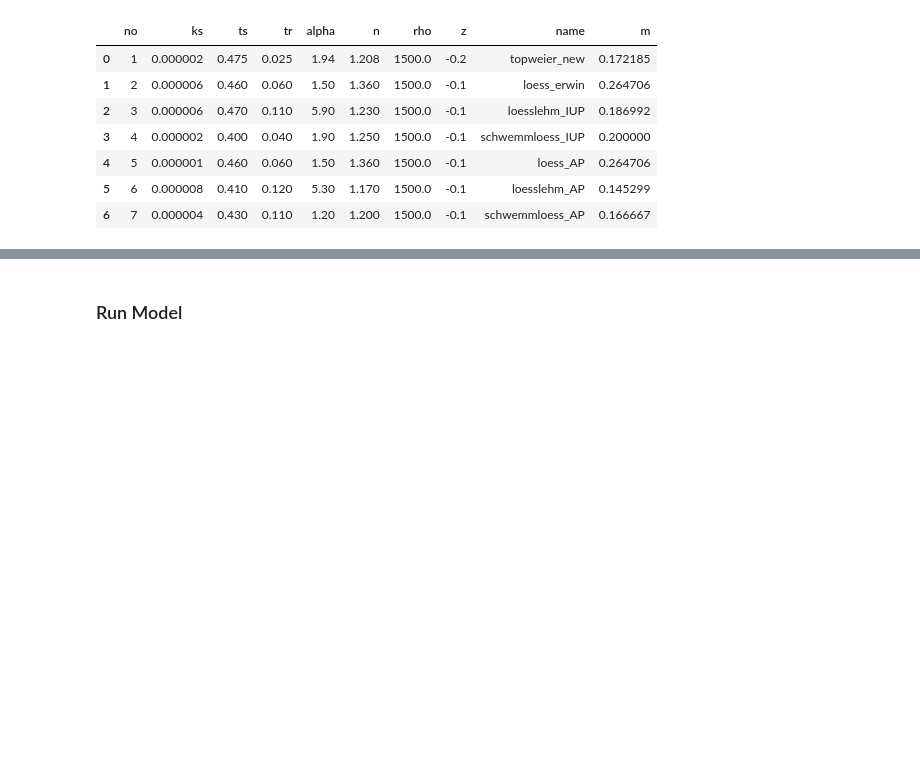
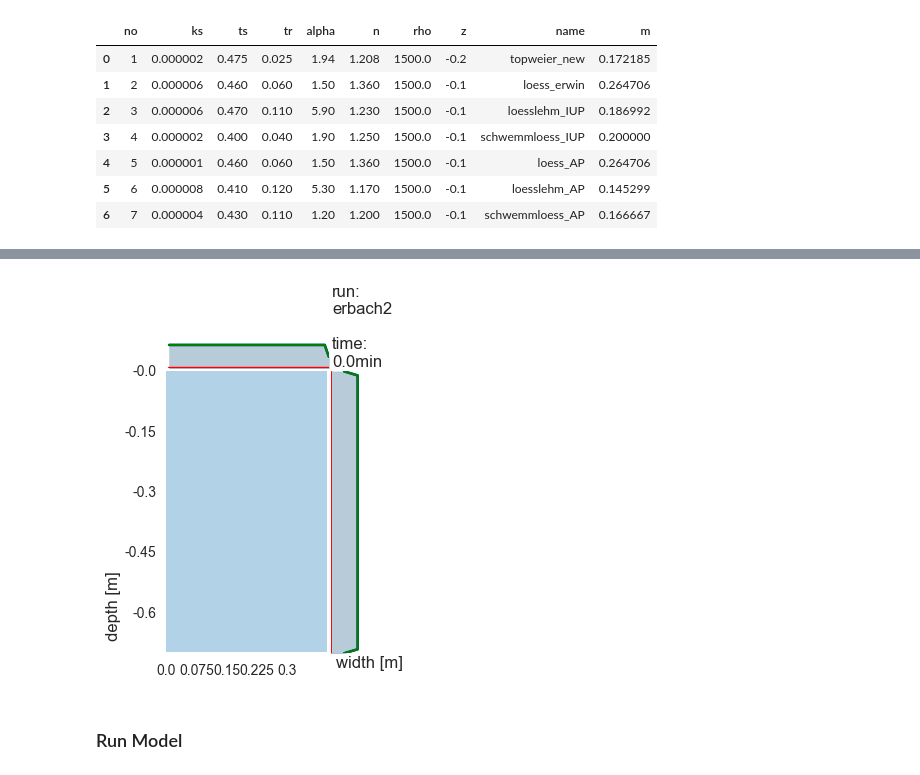
Before and after one commit to cojacoo/testcases_echoRD, a Jupyter notebook: echoRD2D_tests_prep_py3.ipynb, the cells around one changed output, grey strips where cells are left out. Cells and saved outputs as stored; diff of their text form; code cells hidden in the pictures; blank space fills up the shorter version.

```diff
--- a/echoRD2D_tests_prep_py3.ipynb
+++ b/echoRD2D_tests_prep_py3.ipynb
@@ -86,6 +84,8 @@ mc.particlemass=dr.waterdensity(np.array(20),np.array(-9999))*mc.particleV #assu
                                                                         #DEBUG: a) we assume 2D=3D; b) change 20°C to annual mean T?
 mc=dr.ini_bins(mc)
 mc=dr.mc_diffs(mc,np.max(np.max(mc.mxbin)))
+# %%
+mc.inimf = 'ini_moist6.dat'
 # %%
 #mc.inimf='./moisture/07_4_1_moist.dat'
 [mc,particles,npart]=dr.particle_setup(mc)
@@ -146,3 +144,9 @@ NameError: name 'particles' is not defined
+# %%
+t=0
+i=0
+plotparticles_gen(particles,mc,pdyn,vG,runname,t,i,saving=False,relative=False,fsize=(2.5,4),w_rat=[3.5,0.6],h_rat=[0.8,9])
+# %% [output]
+[figure, added]
 # %% [markdown]
 ### Run Model
 # %%
```
Also changed, not shown: parts of 7 cells of this notebook, 19 other files.
